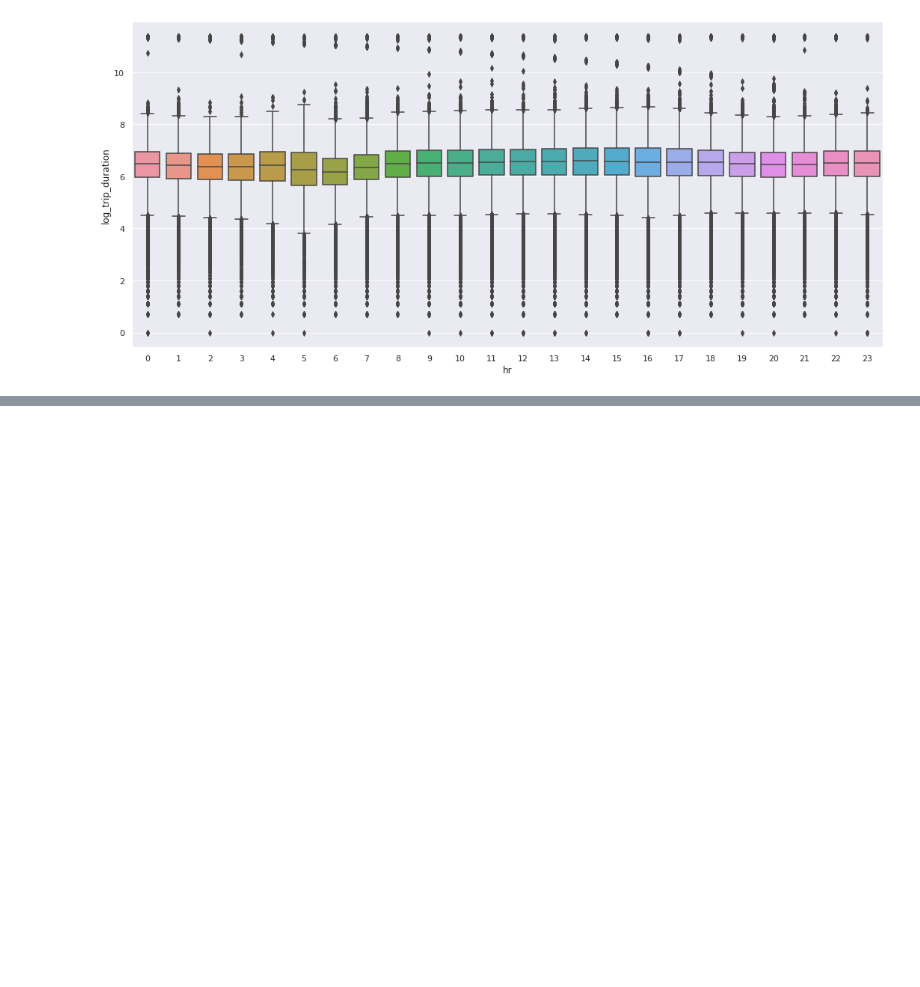
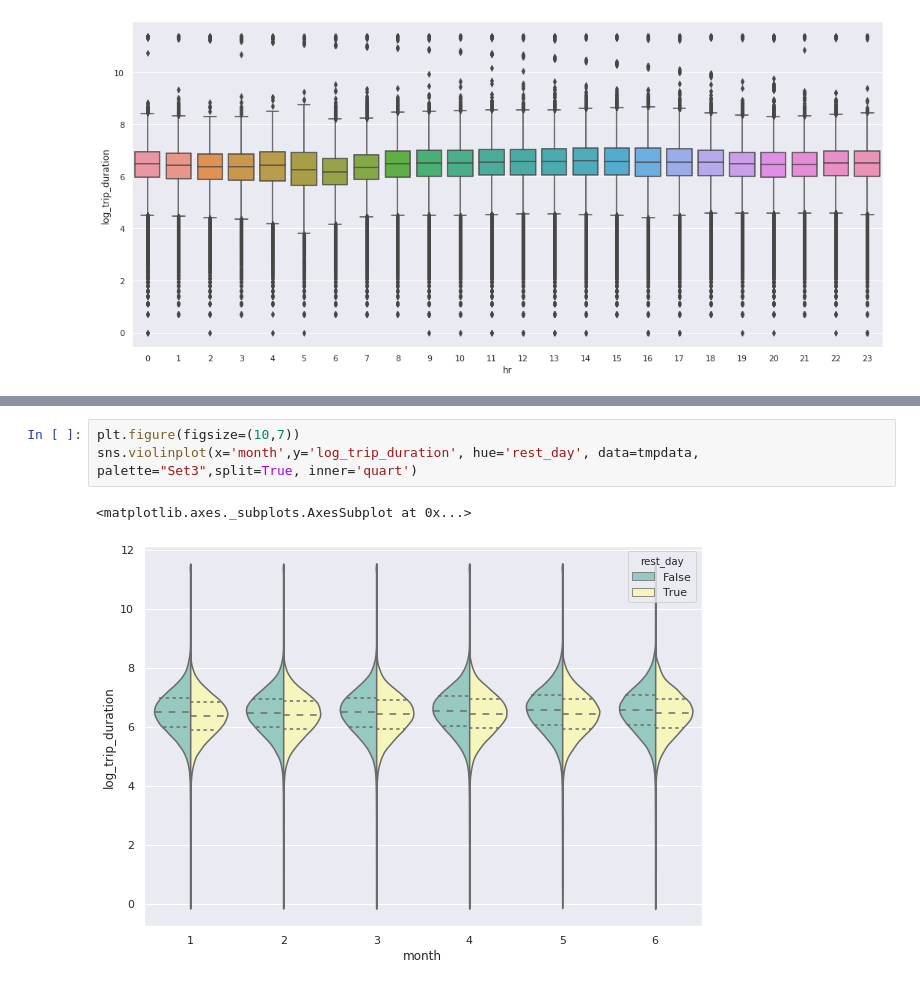
Before and after one commit to suhyun-cho/Dive-to-Kaggle, a Jupyter notebook: NY Taxi Trip Duration/A Practical Guide to NY Taxi Data.ipynb, the cells around one changed output, grey strips where cells are left out. Cells and saved outputs as stored; diff of their text form; blank space fills up the shorter version.

```diff
--- a/NY Taxi Trip Duration/A Practical Guide to NY Taxi Data.ipynb
+++ b/NY Taxi Trip Duration/A Practical Guide to NY Taxi Data.ipynb
@@ -593,0 +608,6 @@ sns.boxplot(x='hr',y='log_trip_duration',data=tmpdata)
+# %%
+plt.figure(figsize=(10,7))
+sns.violinplot(x='month',y='log_trip_duration', hue='rest_day', data=tmpdata, palette="Set3",split=True, inner='quart')
+# %% [output]
+<matplotlib.axes._subplots.AxesSubplot at 0x...>
+[figure, added]
```
Also changed, not shown: parts of 19 cells of this notebook.
